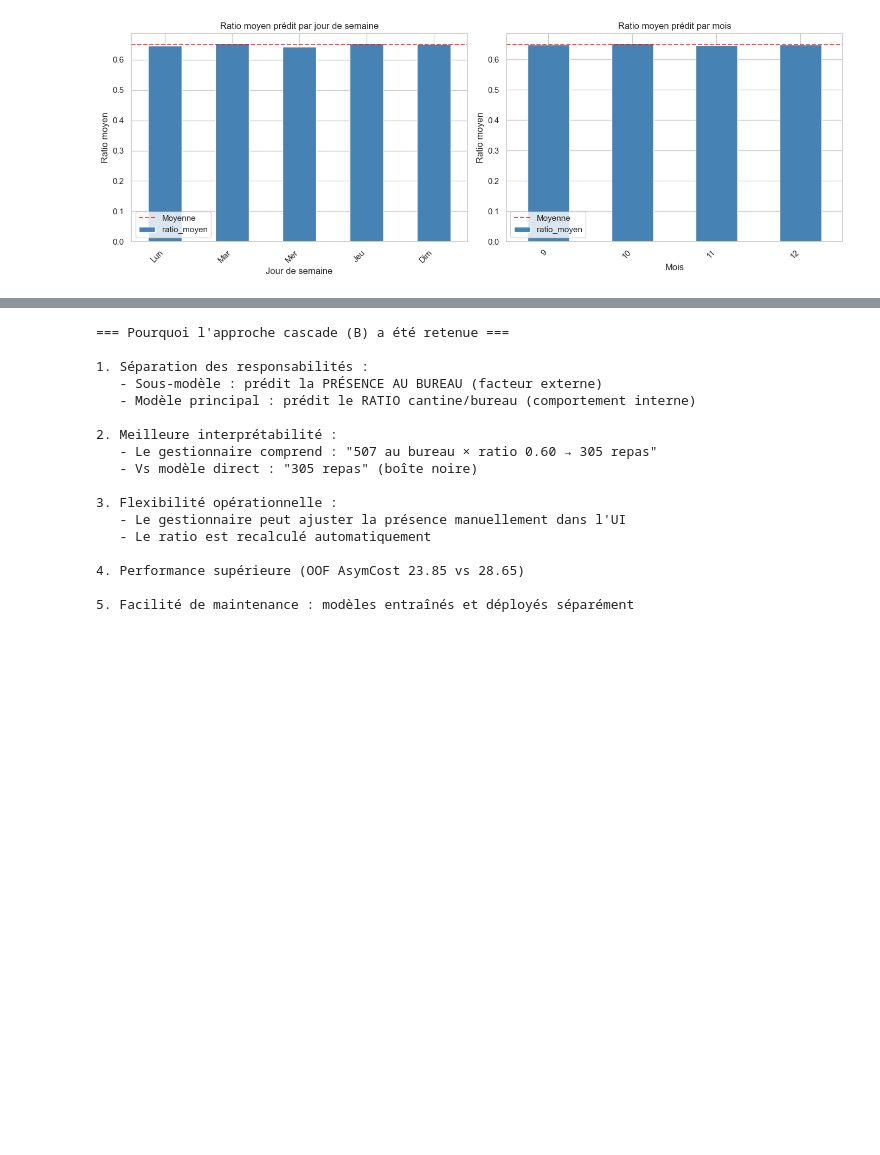
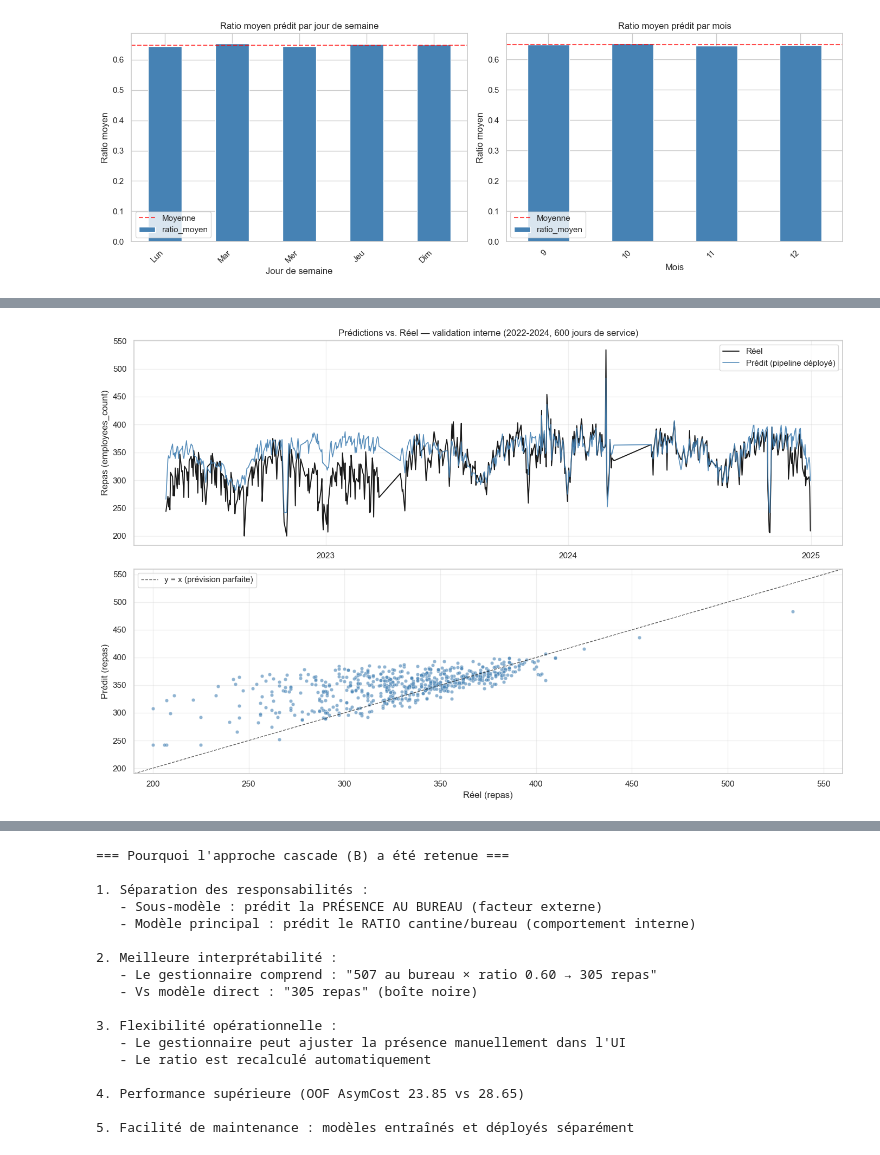
Before and after one commit to Ashreeef/organisation-rie, a Jupyter notebook: notebooks/stats_synthesis.ipynb, the cells around one changed output, grey strips where cells are left out. Cells and saved outputs as stored; diff of their text form; code cells hidden in the pictures; blank space fills up the shorter version.

Commit message:
feat: add data synthesis notebook for meal demand prediction pipeline

```diff
--- a/notebooks/stats_synthesis.ipynb
+++ b/notebooks/stats_synthesis.ipynb
@@ -873,0 +878,73 @@ plt.show()
+# %%
+# Vue temporelle — Prédictions vs. Réel sur la validation interne (2022-2024)
+import sys
+if str(ROOT) not in sys.path:
+    sys.path.insert(0, str(ROOT))
+from api.forecast import _predict_ratio_from_features, _algerian_dow
+
+hist = features_df.copy()
+if 'Date' in hist and not pd.api.types.is_datetime64_any_dtype(hist['Date']):
+    hist['Date'] = pd.to_datetime(hist['Date'])
+hist = hist[hist['employees_count'] >= 200].reset_index(drop=True)
+
+offsets = deploy.get('offsets', {})
+lam = deploy.get('lam_opt', 0.726)
+dow_means = deploy.get('dow_mean_actual', {})
+clip_lo = deploy.get('clip_lo', 230.0)
+clip_hi = deploy.get('clip_hi', 520.0)
+
+pred_list = []
+for _, row in hist.iterrows():
+    ratio = _predict_ratio_from_features(deploy, row)
+    raw = ratio * float(row['office_present'])
+    dow = _algerian_dow(row['Date'])
+    if dow in offsets:
+        raw += offsets[dow]
+    if dow in dow_means:
+        raw = lam * raw + (1 - lam) * dow_means[dow]
+    pred_list.append(int(round(float(np.clip(raw, clip_lo, clip_hi)))))
+hist['pred'] = pred_list
+
+# --- Graphique : série temporelle + nuage prédit vs réel ---
+fig, axes = plt.subplots(2, 1, figsize=(14, 9))
+
+axes[0].plot(hist['Date'], hist['employees_count'], label='Réel', color='black', lw=1.4, alpha=0.9)
+axes[0].plot(hist['Date'], hist['pred'], label='Prédit (pipeline déployé)', color='steelblue', lw=1.2, alpha=0.9)
+axes[0].set_title('Prédictions vs. Réel — validation interne (2022-2024, %d jours de service)' % len(hist))
+axes[0].set_ylabel('Repas (employees_count)')
+axes[0].legend(frameon=True)
+axes[0].xaxis.set_major_locator(mdates.YearLocator())
+axes[0].xaxis.set_major_formatter(mdates.DateFormatter('%Y'))
+axes[0].grid(alpha=0.3)
+
+lo_lim = int(min(hist['employees_count'].min(), hist['pred'].min()) * 0.95)
+hi_lim = int(max(hist['employees_count'].max(), hist['pred'].max()) * 1.05)
+axes[1].scatter(hist['employees_count'], hist['pred'], s=22, color='steelblue', alpha=0.6, edgecolor='white', lw=0.4)
+axes[1].plot([lo_lim, hi_lim], [lo_lim, hi_lim], 'k--', lw=1, alpha=0.7, label='y = x (prévision parfaite)')
+axes[1].set_xlim(lo_lim, hi_lim)
+axes[1].set_ylim(lo_lim, hi_lim)
+axes[1].set_xlabel('Réel (repas)')
+axes[1].set_ylabel('Prédit (repas)')
+axes[1].legend(frameon=True)
+axes[1].grid(alpha=0.3)
+
+plt.tight_layout()
+plt.savefig(ROOT / 'data' / 'processed' / 'synth_pred_vs_real_internal.png', dpi=120, bbox_inches='tight')
+plt.show()
+
+# --- Métriques ---
+err = hist['pred'] - hist['employees_count']
+print('=== Validation interne (reconstitution pipeline déployé) — %d jours de service ===' % len(hist))
+print('  MAE   : %.2f repas' % float(np.mean(np.abs(err))))
+print('  RMSE  : %.2f repas' % float(np.sqrt(np.mean(err ** 2))))
+print('  Biais : %+.2f repas (réel moyen %.1f vs prédit moyen %.1f)' % (float(err.mean()), float(hist['employees_count'].mean()), float(hist['pred'].mean())))
+for y, g in hist.groupby(hist['Date'].dt.year):
+    e = g['pred'] - g['employees_count']
+    print('    %d : n=%3d   MAE=%6.2f   biais=%+6.2f' % (y, len(g), float(np.abs(e).mean()), float(e.mean())))
+print()
+print('Rappel — OOF notebook 05 (CV dans le temps) : MAE=%.2f, RMSE=%.2f, AsymCost=%.2f' % (
+    deploy['oof_metrics']['MAE'], deploy['oof_metrics']['RMSE'], deploy['oof_metrics']['AsymCost']))
+print('Note : la reconstitution surestime 2022-2023 car le niveau de calibration est ajusté sur la période récente ;')
+print('le CV temporel du notebook 05 plie chaque période avec des modèles entraînés sur les périodes antérieures uniquement.')
+# %% [output]
+[figure, added]
```
Also changed, not shown: parts of 15 cells of this notebook.
